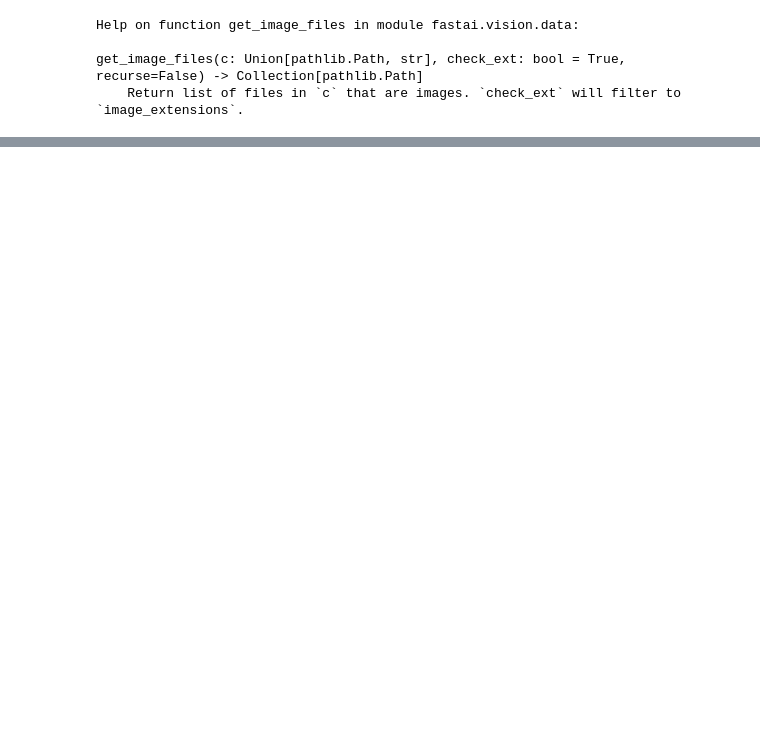
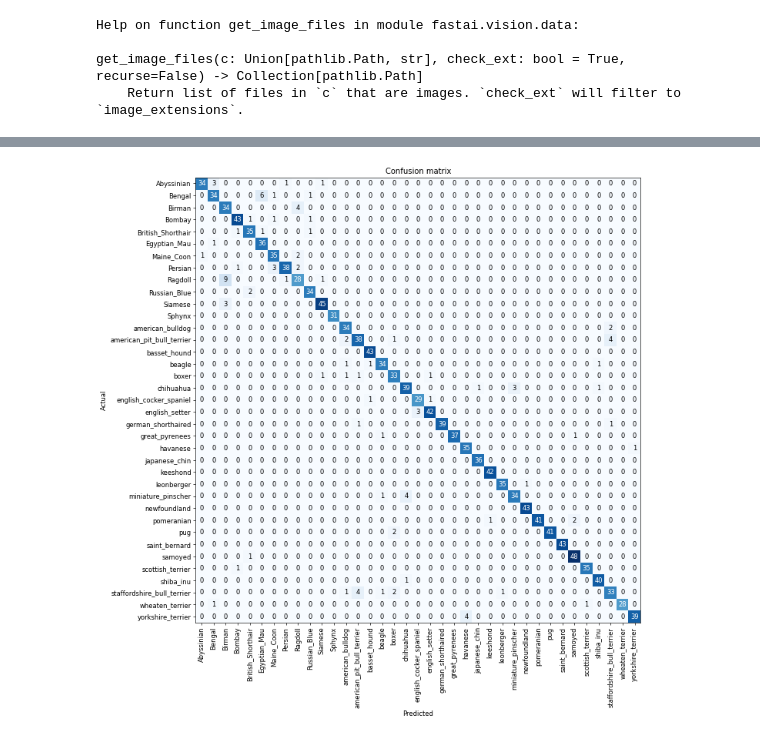
Before and after one commit to kvs1998/Practical-Deep-Learning-for-Coders-v3, a Jupyter notebook: lesson01_pets.ipynb, the cells around one changed output, grey strips where cells are left out. Saved outputs shown, nothing was run; the diff lists cells and outputs as text; code cells hidden in the pictures; blank space fills up the shorter version.

```diff
--- a/lesson01_pets.ipynb
+++ b/lesson01_pets.ipynb
@@ -105,0 +192,4 @@ data.show_batch(rows = 3, figsize=(7,6) )
+# %%
+interp.plot_confusion_matrix(figsize=(15,12), dpi=60)
+# %% [output]
+[figure, added]
```
Also changed, not shown: parts of 23 cells of this notebook.
